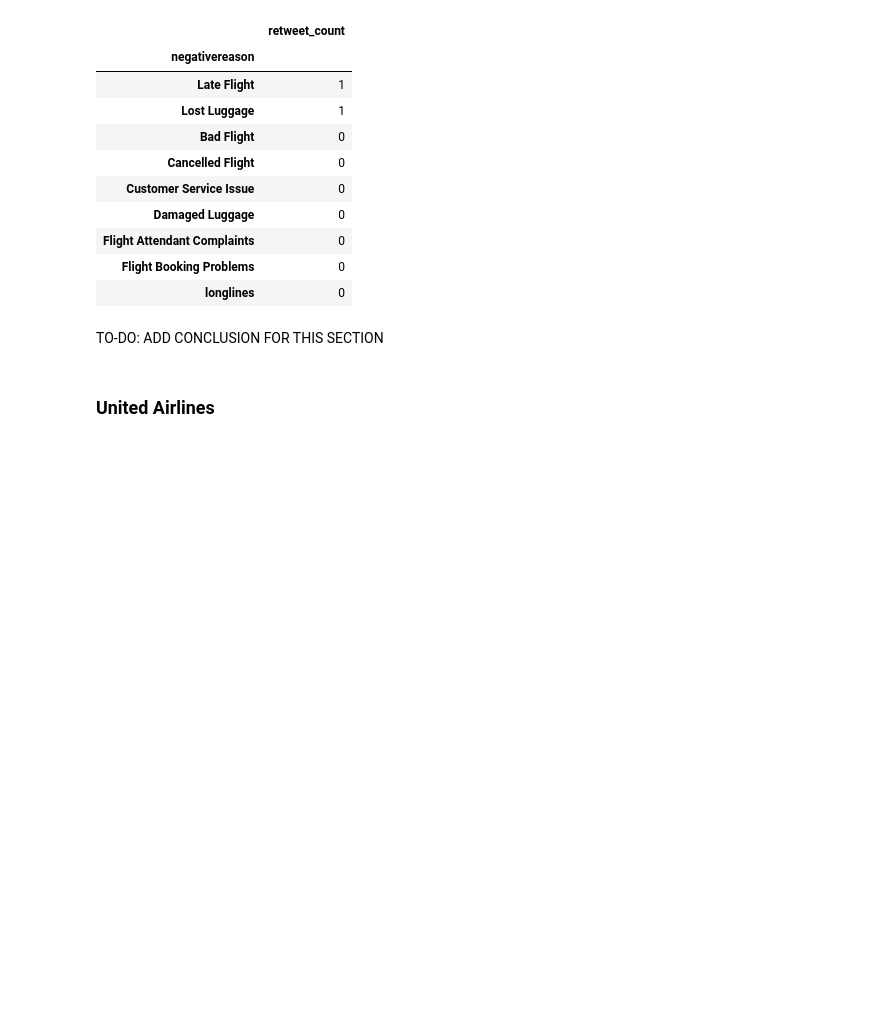
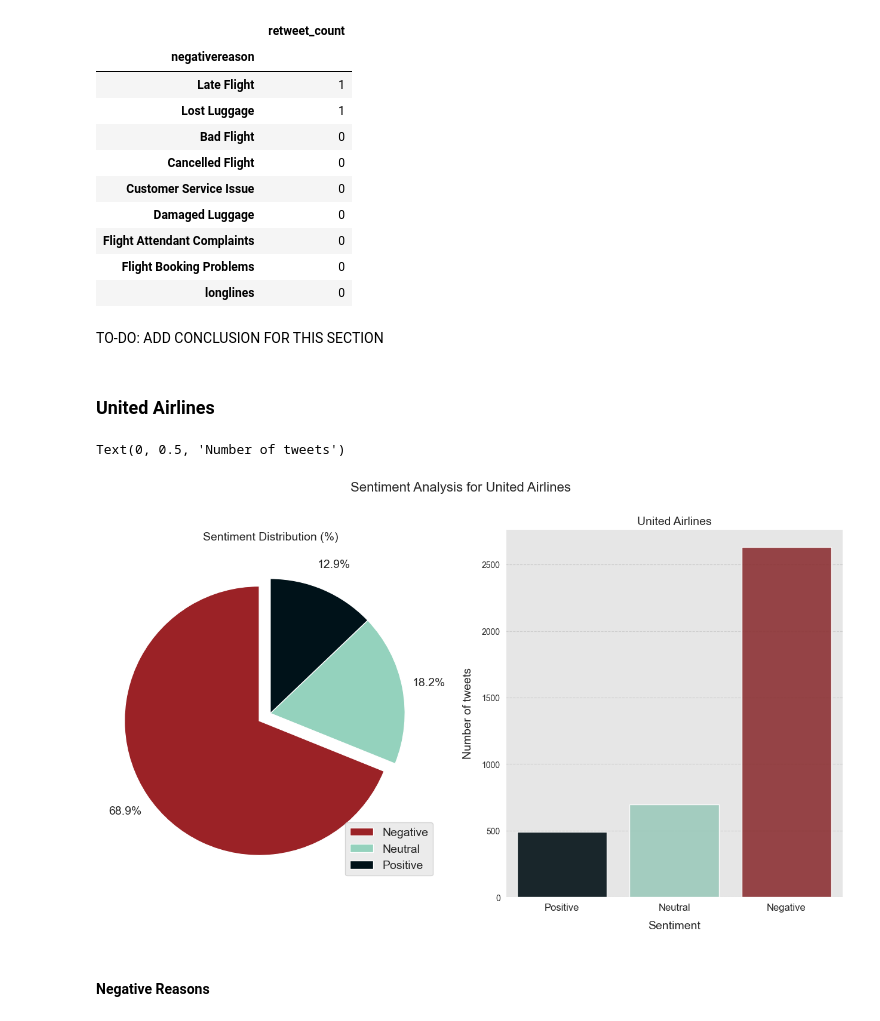
Before and after one commit to scuellaralmagro/airline-sentiment-analysis, a Jupyter notebook: tweets_EDA.ipynb, the cells around one changed output. Saved outputs shown, nothing was run; the diff lists cells and outputs as text; code cells hidden in the pictures; blank space fills up the shorter version.

```diff
--- a/tweets_EDA.ipynb
+++ b/tweets_EDA.ipynb
@@ -595,3 +595,40 @@ data[(data['airline'] == 'Virgin America') & (data['negativereason'] != 'Can\'t
 TO-DO: ADD CONCLUSION FOR THIS SECTION
 # %% [markdown]
 ### United Airlines
+# %%
+fig, ax = plt.subplots(1, 2, figsize=(16,8))
+fig.suptitle('Sentiment Analysis for United Airlines', fontsize=16)
+
+# Plot the distribution of the airline_sentiment column for this airline as a pie chart.
+fig8 = data[data['airline'] == 'United'].groupby('airline_sentiment').size().plot(kind='pie',
+                                                                                  autopct='%1.1f%%',
+                                                                                  fontsize=14,
+                                                                                  startangle=90,
+                                                                                  explode=(0.1,0,0),
+                                                                                  colors=['#9b2226','#94d2bd','#001219'],
+                                                                                  labeldistance=1.1,
+                                                                                  pctdistance=1.2,
+                                                                                  labels=None,
+                                                                                  ax=ax[0])
+
+fig8.set_title('Sentiment Distribution (%)', fontsize=14)
+fig8.legend(labels=['Negative', 'Neutral', 'Positive'],
+            loc='lower right',
+            fontsize=14)
+
+# Plot the distribution of the airline_sentiment column for this airline as a bar chart.
+fig9 = sns.countplot(data=data[data['airline'] == 'United'], x='airline_sentiment',
+                        order=['positive', 'neutral', 'negative'],
+                        palette=['#001219','#94d2bd','#9b2226'],
+                        alpha=0.9,
+                        ax=ax[1])
+
+fig9.set_title('United Airlines', fontsize=14)
+fig9.set_xlabel('Sentiment', fontsize=14, labelpad=10)
+fig9.set_xticklabels(['Positive', 'Neutral', 'Negative'], fontsize=12)
+fig9.set_ylabel('Number of tweets', fontsize=14, labelpad=10)
+# %% [output]
+Text(0, 0.5, 'Number of tweets')
+[figure, added]
+# %% [markdown]
+#### Negative Reasons
```
Also changed, not shown: parts of 32 cells of this notebook.
